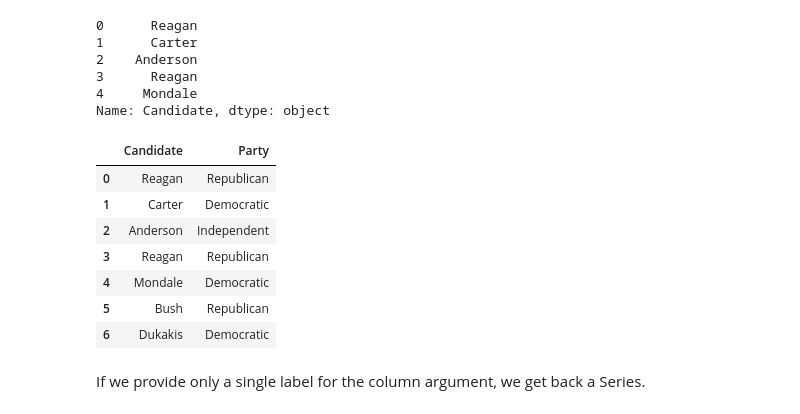
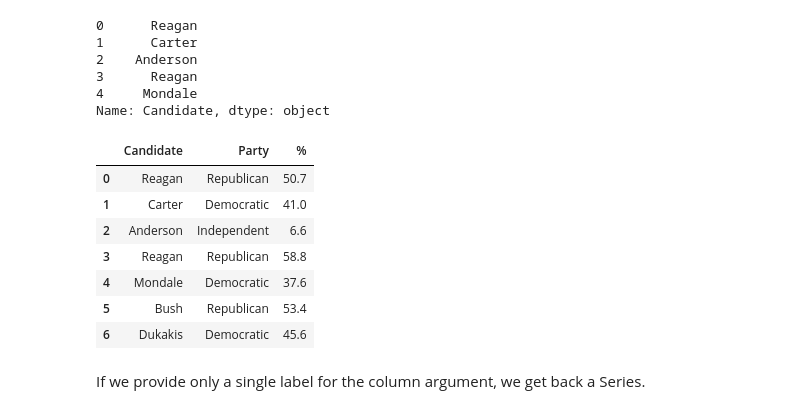
Before and after one commit to Chocobone/2025_DSV, a Jupyter notebook: swcon425_lec06_notebook_for_student_lab/swcon425-lec06-pandas-lab.ipynb, the cells around one changed output. Drawn from its saved outputs; the diff is of its cells as text; code cells hidden in the pictures.

```diff
--- a/swcon425_lec06_notebook_for_student_lab/swcon425-lec06-pandas-lab.ipynb
+++ b/swcon425_lec06_notebook_for_student_lab/swcon425-lec06-pandas-lab.ipynb
@@ -538,16 +539,16 @@ elections['Candidate'][0:5]   # numeric slices, right exclusive
 4     Mondale
 Name: Candidate, dtype: object
 # %%
-elections.loc[0:6, 'Candidate':'Party']
+elections.loc[0:6, 'Candidate':'%']
 # %% [output]
-|  | Candidate | Party |
-| 0 | Reagan | Republican |
-| 1 | Carter | Democratic |
-| 2 | Anderson | Independent |
-| 3 | Reagan | Republican |
-| 4 | Mondale | Democratic |
-| 5 | Bush | Republican |
-| 6 | Dukakis | Democratic |
+|  | Candidate | Party | % |
+| 0 | Reagan | Republican | 50.7 |
+| 1 | Carter | Democratic | 41.0 |
+| 2 | Anderson | Independent | 6.6 |
+| 3 | Reagan | Republican | 58.8 |
+| 4 | Mondale | Democratic | 37.6 |
+| 5 | Bush | Republican | 53.4 |
+| 6 | Dukakis | Democratic | 45.6 |
 # %% [markdown]
 If we provide only a single label for the column argument, we get back a Series.
 # %%
```
Also changed, not shown: parts of 2 cells of this notebook, 29 other files.
